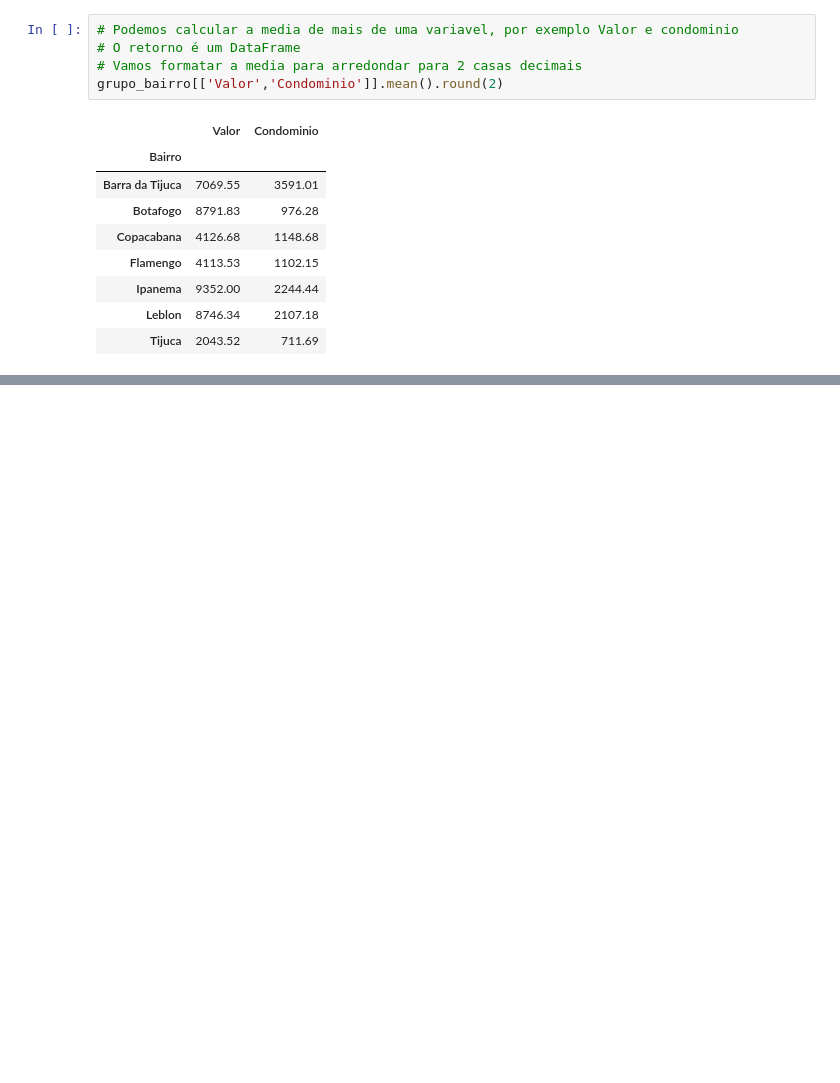
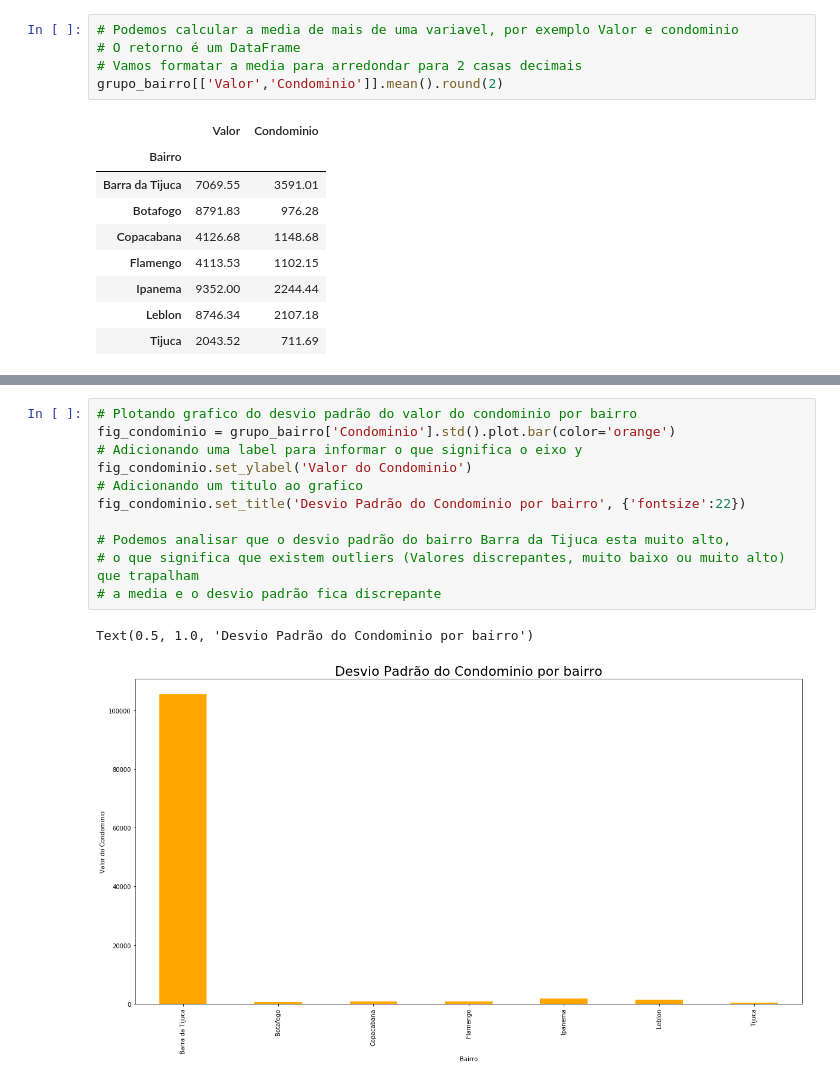
Before and after one commit to paulobressan/pandas, a Jupyter notebook: Relatório de Analise 7/Criando Agrupamentos.ipynb, the cells around one changed output, grey strips where cells are left out. Cells and saved outputs as stored; diff of their text form; blank space fills up the shorter version.

```diff
--- a/Relatório de Analise 7/Criando Agrupamentos.ipynb
+++ b/Relatório de Analise 7/Criando Agrupamentos.ipynb
@@ -145,0 +218,14 @@ grupo_bairro[['Valor','Condominio']].mean().round(2)
+# %%
+# Plotando grafico do desvio padrão do valor do condominio por bairro
+fig_condominio = grupo_bairro['Condominio'].std().plot.bar(color='orange')
+# Adicionando uma label para informar o que significa o eixo y
+fig_condominio.set_ylabel('Valor do Condominio')
+# Adicionando um titulo ao grafico
+fig_condominio.set_title('Desvio Padrão do Condominio por bairro', {'fontsize':22})
+
+# Podemos analisar que o desvio padrão do bairro Barra da Tijuca esta muito alto,
+# o que significa que existem outliers (Valores discrepantes, muito baixo ou muito alto) que trapalham
+# a media e o desvio padrão fica discrepante
+# %% [output]
+Text(0.5, 1.0, 'Desvio Padrão do Condominio por bairro')
+[figure, added]
```
Also changed, not shown: parts of 14 cells of this notebook, 1 other file.
